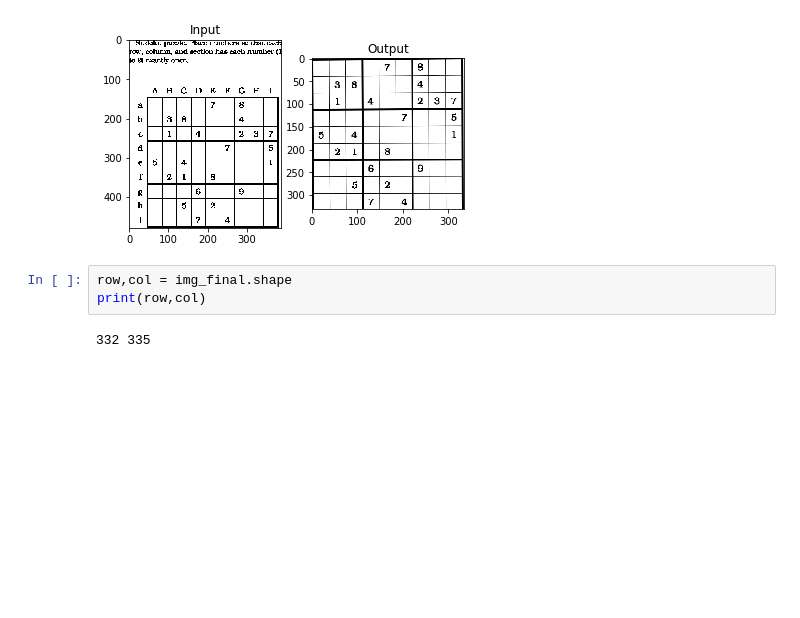
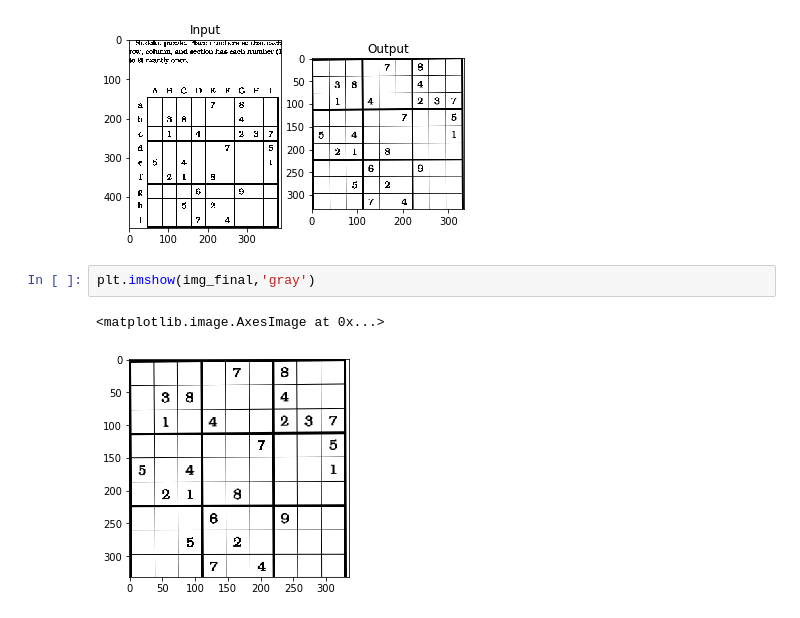
Before and after one commit to shreekanthsenthil/Sudoku-Solver-using-OpenCV, a Jupyter notebook: Grab.ipynb, the cells around one changed output. Saved outputs shown, nothing was run; the diff lists cells and outputs as text; blank space fills up the shorter version.

```diff
--- a/Grab.ipynb
+++ b/Grab.ipynb
@@ -73,11 +81,11 @@ corners = grid(processed)
 img_final = perspect(img,corners)
 # %% [output]
 [figure]
-# %%
-row,col = img_final.shape
-print(row,col)
-# %% [output]
-332 335
+# %%
+plt.imshow(img_final,'gray')
+# %% [output]
+<matplotlib.image.AxesImage at 0x...>
+[figure, added]
 # %%
 rowp = row/9
 colp = col/9
```
Also changed, not shown: parts of 8 cells of this notebook.
